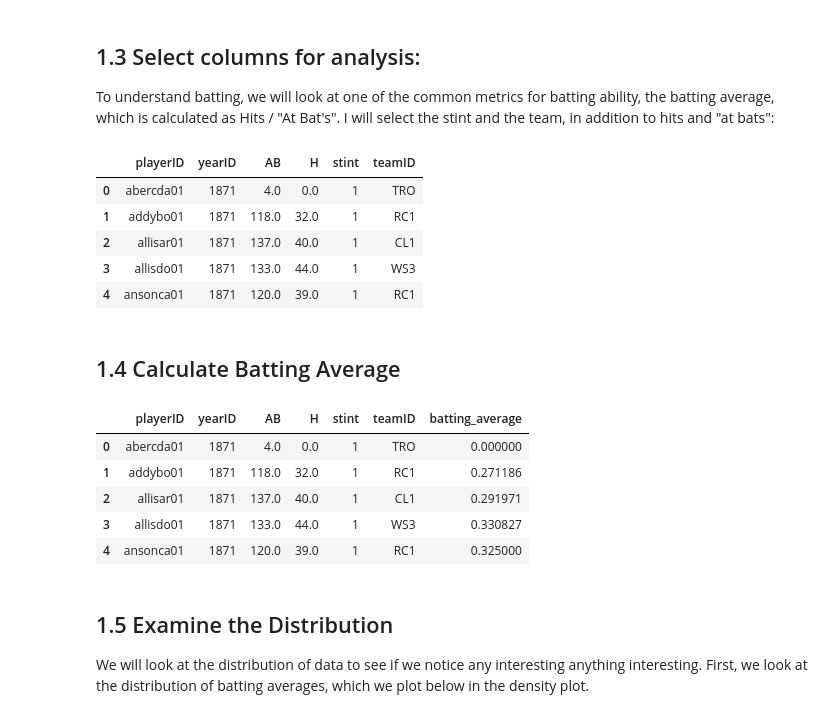
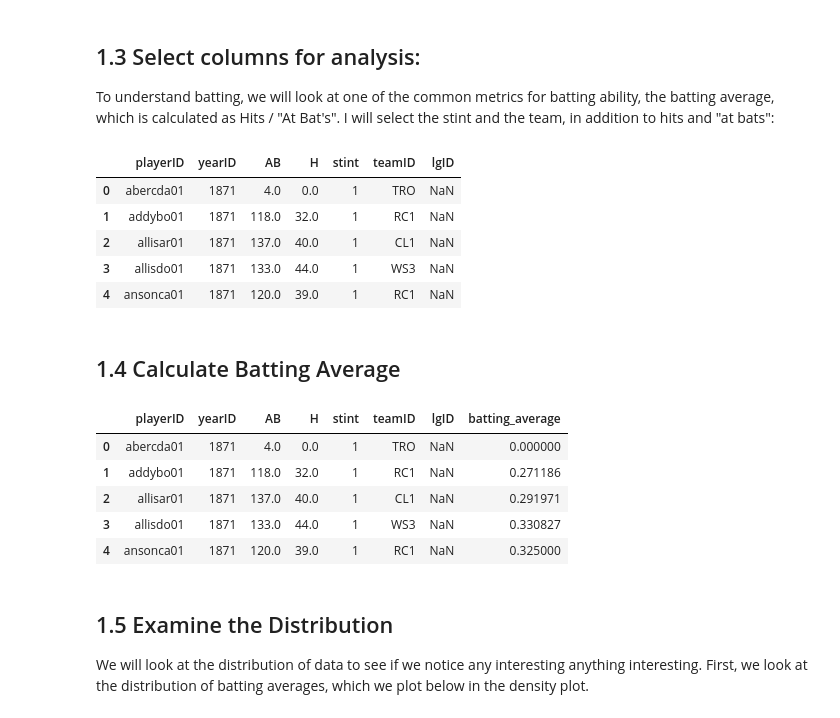
Before and after one commit to natereed/springboard-baseball-story, a Jupyter notebook: Analysis of Pitchers and Batters.ipynb, the cells around one changed output. Cells and saved outputs as stored; diff of their text form; code cells hidden in the pictures.

```diff
--- a/Analysis of Pitchers and Batters.ipynb
+++ b/Analysis of Pitchers and Batters.ipynb
@@ -47,15 +47,15 @@ The data is indexed by playerID, yearID and teamID. Each entry contains the aggr
 
 To understand batting, we will look at one of the common metrics for batting ability, the batting average, which is calculated as Hits / "At Bat's". I will select the stint and the team, in addition to hits and "at bats":
 # %%
-batting_df = batting_df[['playerID', 'yearID', 'AB', 'H', 'stint', 'teamID']]
+batting_df = batting_df[['playerID', 'yearID', 'AB', 'H', 'stint', 'teamID', 'lgID']]
 batting_df.head(5)
 # %% [output]
-|  | playerID | yearID | AB | H | stint | teamID |
-| 0 | abercda01 | 1871 | 4.0 | 0.0 | 1 | TRO |
-| 1 | addybo01 | 1871 | 118.0 | 32.0 | 1 | RC1 |
-| 2 | allisar01 | 1871 | 137.0 | 40.0 | 1 | CL1 |
-| 3 | allisdo01 | 1871 | 133.0 | 44.0 | 1 | WS3 |
-| 4 | ansonca01 | 1871 | 120.0 | 39.0 | 1 | RC1 |
+|  | playerID | yearID | AB | H | stint | teamID | lgID |
+| 0 | abercda01 | 1871 | 4.0 | 0.0 | 1 | TRO | NaN |
+| 1 | addybo01 | 1871 | 118.0 | 32.0 | 1 | RC1 | NaN |
+| 2 | allisar01 | 1871 | 137.0 | 40.0 | 1 | CL1 | NaN |
+| 3 | allisdo01 | 1871 | 133.0 | 44.0 | 1 | WS3 | NaN |
+| 4 | ansonca01 | 1871 | 120.0 | 39.0 | 1 | RC1 | NaN |
 # %% [markdown]
 
 ## 1.4 Calculate Batting Average
@@ -63,12 +63,12 @@ batting_df.head(5)
 batting_df['batting_average'] = batting_df['H'] / batting_df['AB']
 batting_df.head(5)
 # %% [output]
-|  | playerID | yearID | AB | H | stint | teamID | batting_average |
-| 0 | abercda01 | 1871 | 4.0 | 0.0 | 1 | TRO | 0.000000 |
-| 1 | addybo01 | 1871 | 118.0 | 32.0 | 1 | RC1 | 0.271186 |
-| 2 | allisar01 | 1871 | 137.0 | 40.0 | 1 | CL1 | 0.291971 |
-| 3 | allisdo01 | 1871 | 133.0 | 44.0 | 1 | WS3 | 0.330827 |
-| 4 | ansonca01 | 1871 | 120.0 | 39.0 | 1 | RC1 | 0.325000 |
+|  | playerID | yearID | AB | H | stint | teamID | lgID | batting_average |
+| 0 | abercda01 | 1871 | 4.0 | 0.0 | 1 | TRO | NaN | 0.000000 |
+| 1 | addybo01 | 1871 | 118.0 | 32.0 | 1 | RC1 | NaN | 0.271186 |
+| 2 | allisar01 | 1871 | 137.0 | 40.0 | 1 | CL1 | NaN | 0.291971 |
+| 3 | allisdo01 | 1871 | 133.0 | 44.0 | 1 | WS3 | NaN | 0.330827 |
+| 4 | ansonca01 | 1871 | 120.0 | 39.0 | 1 | RC1 | NaN | 0.325000 |
 # %% [markdown]
 ## 1.5 Examine the Distribution
 
```
Also changed, not shown: parts of 15 cells of this notebook.
